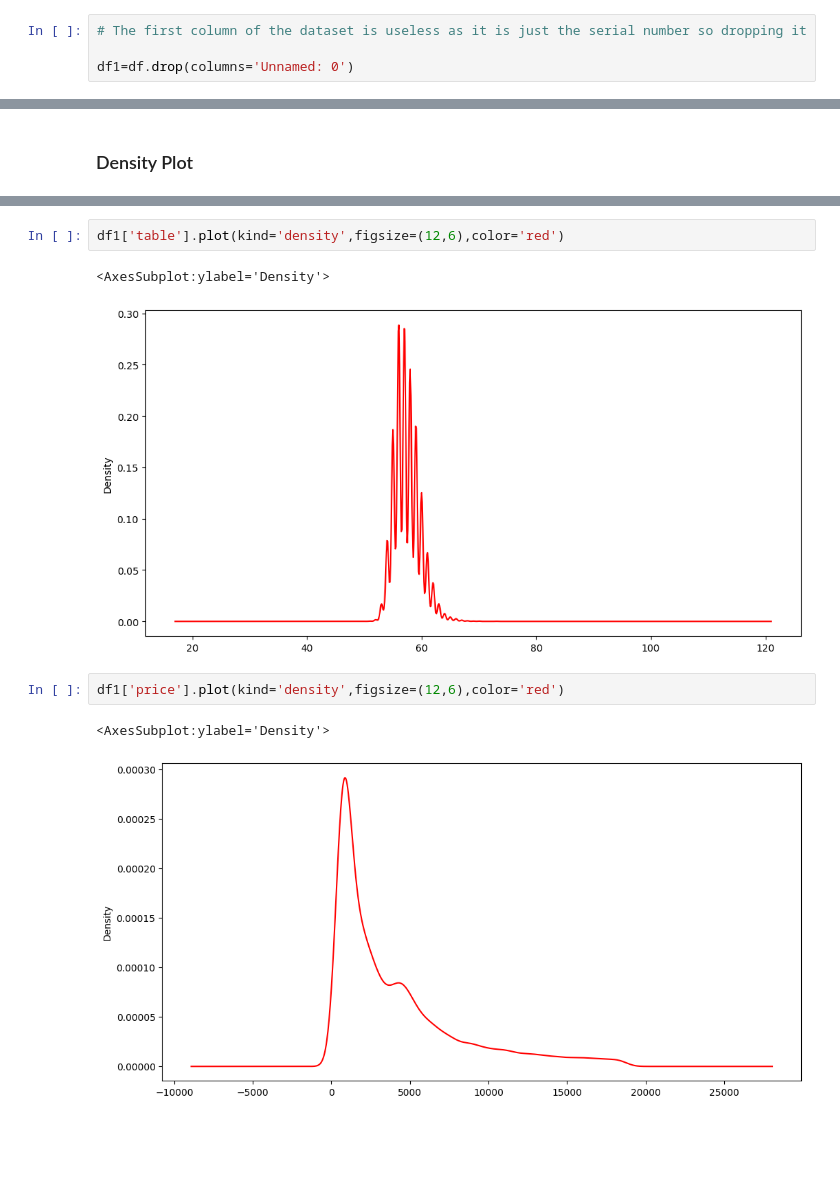
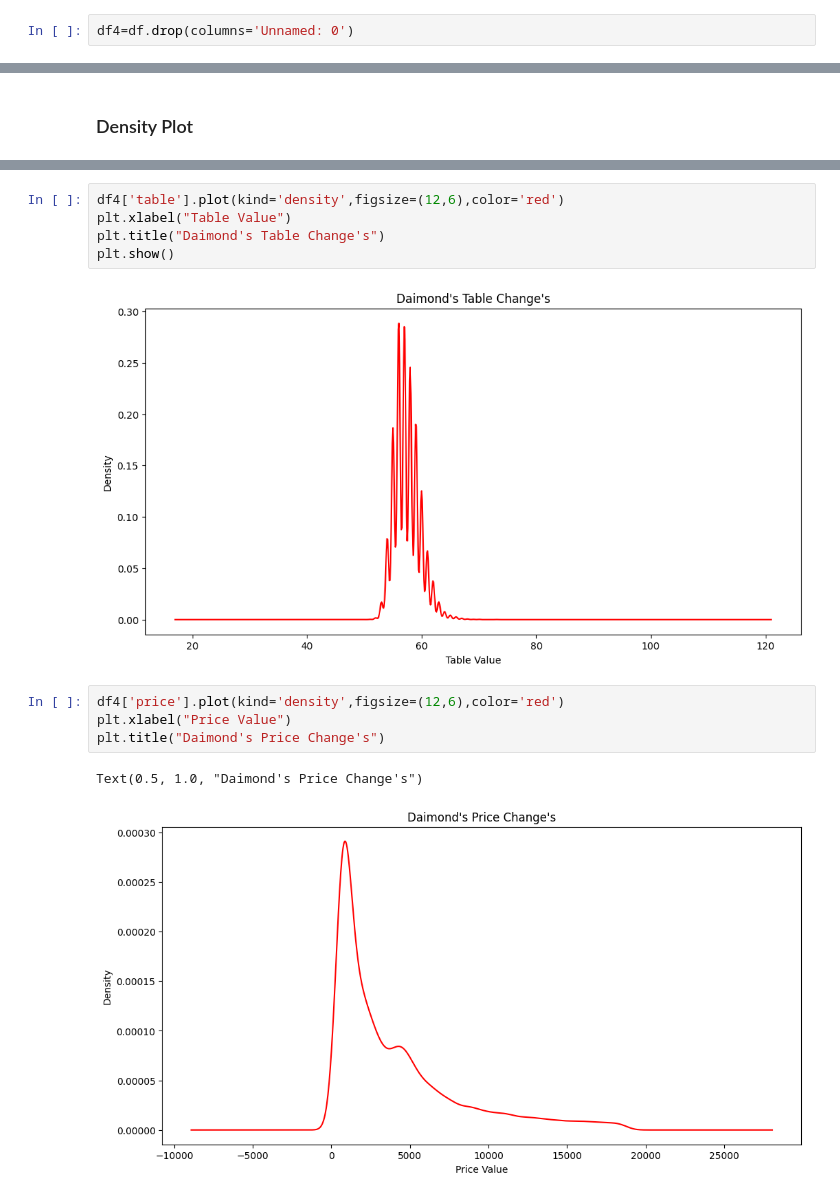
Before and after one commit to mayankanand2701/Celebal-COE-Training-2024, a Jupyter notebook: Assignment ( Week 3 )/Visualization of Diamonds Dataset.ipynb, the cells around one changed output, grey strips where cells are left out. Drawn from its saved outputs; the diff is of its cells as text; blank space fills up the shorter version.

```diff
--- a/Assignment ( Week 3 )/Visualization of Diamonds Dataset.ipynb
+++ b/Assignment ( Week 3 )/Visualization of Diamonds Dataset.ipynb
@@ -122,7 +327,5 @@ dtype: int64
 # %%
-# The first column of the dataset is useless as it is just the serial number so dropping it
-
-df1=df.drop(columns='Unnamed: 0')
+df4=df.drop(columns='Unnamed: 0')
 # %%
 # To know the shape of the new dataframe
 
@@ -358,11 +633,15 @@ df1['depth'].plot(kind='density',figsize=(12,6),color='red')
 # %%
-df1['table'].plot(kind='density',figsize=(12,6),color='red')
+df4['table'].plot(kind='density',figsize=(12,6),color='red')
+plt.xlabel("Table Value")
+plt.title("Daimond's Table Change's")
+plt.show()
 # %% [output]
-<AxesSubplot:ylabel='Density'>
-[figure, old version]
+[figure, new version]
 # %%
-df1['price'].plot(kind='density',figsize=(12,6),color='red')
+df4['price'].plot(kind='density',figsize=(12,6),color='red')
+plt.xlabel("Price Value")
+plt.title("Daimond's Price Change's")
 # %% [output]
-<AxesSubplot:ylabel='Density'>
+Text(0.5, 1.0, "Daimond's Price Change's")
-[figure, old version]
+[figure, new version]
 # %%
```
Also changed, not shown: parts of 59 cells of this notebook, 1 other file.
